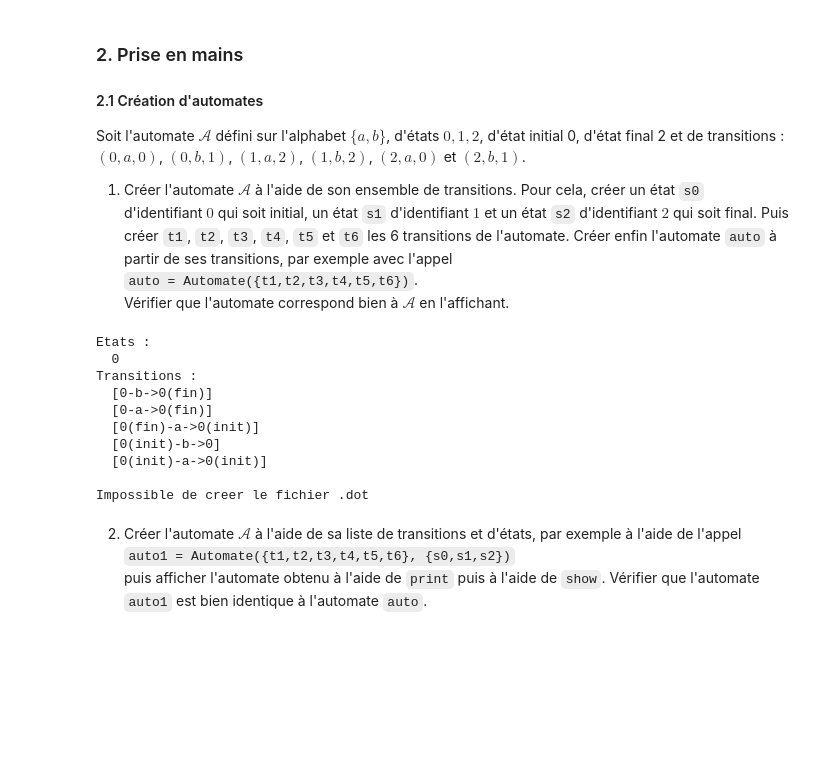
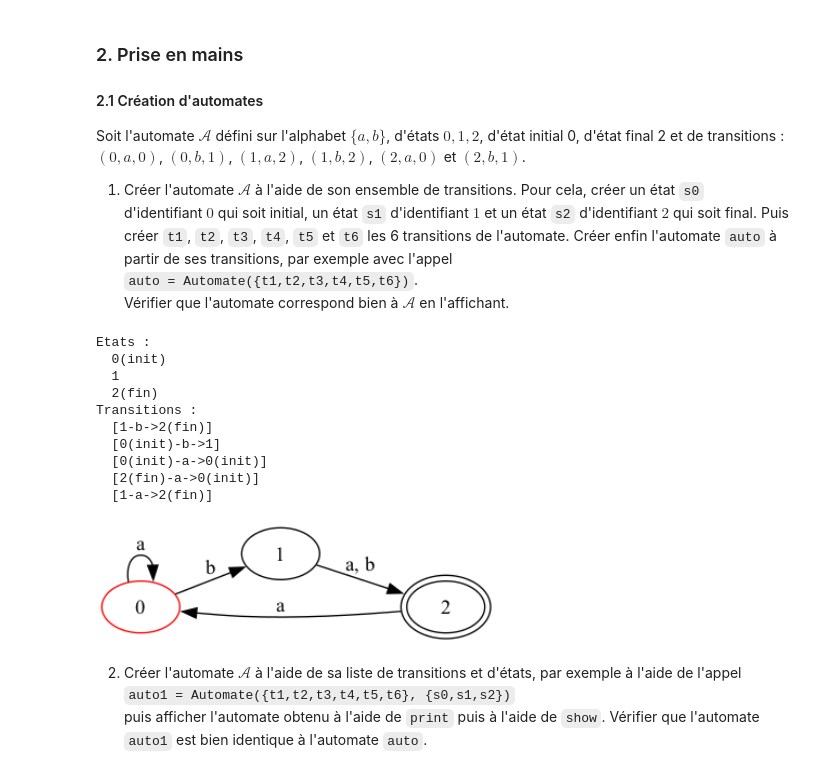
Before and after one commit to userdigitaldevil/automata, a Jupyter notebook: Projet_etudiant.ipynb, the cells around one changed output. Cells and saved outputs as stored; diff of their text form; code cells hidden in the pictures; blank space fills up the shorter version.

```diff
--- a/Projet_etudiant.ipynb
+++ b/Projet_etudiant.ipynb
@@ -460,31 +460,32 @@ d'identifiant $0$
   Vérifier que l'automate correspond bien à $\mathcal{A}$ en l'affichant.
 # %%
 # A faire par l'étudiant
-s0 = State(id = 0, init = True, final = False)
-s1 = State(id = 1, init = False, final = False)
-s2 = State(id = 2, init = False, final = True)
+s0 = State(id = 0, init = True, fin = False)
+s1 = State(id = 1, init = False, fin = False)
+s2 = State(id = 2, init = False, fin = True)
 
 t1 = Transition(stateSrc = s0, etiquette = "a", stateDest = s0)
 t2 = Transition(stateSrc = s0, etiquette = "b", stateDest = s1)
 t3 = Transition(stateSrc = s1, etiquette = "a", stateDest = s2)
 t4 = Transition(stateSrc = s1, etiquette = "b", stateDest = s2)
 t5 = Transition(stateSrc = s2, etiquette = "a", stateDest = s0)
 t6 = Transition(stateSrc = s2, etiquette = "b", stateDest = s1)
 
 auto = Automate({t1, t2, t3, t4, t5})
 print(auto)
 auto.show()
 # %% [output]
 Etats :
-  0
+  0(init)
+  1
+  2(fin)
 Transitions :
-  [0-b->0(fin)]
-  [0-a->0(fin)]
-  [0(fin)-a->0(init)]
-  [0(init)-b->0]
+  [1-b->2(fin)]
+  [0(init)-b->1]
   [0(init)-a->0(init)]
-
-Impossible de creer le fichier .dot
+  [2(fin)-a->0(init)]
+  [1-a->2(fin)]
+[figure, added]
 # %% [markdown]
 2. Créer l'automate $\mathcal{A}$ à l'aide de sa liste de
   transitions et d'états, par exemple à l'aide de l'appel<br>
```
Also changed, not shown: parts of 11 cells of this notebook, 3 other files.
